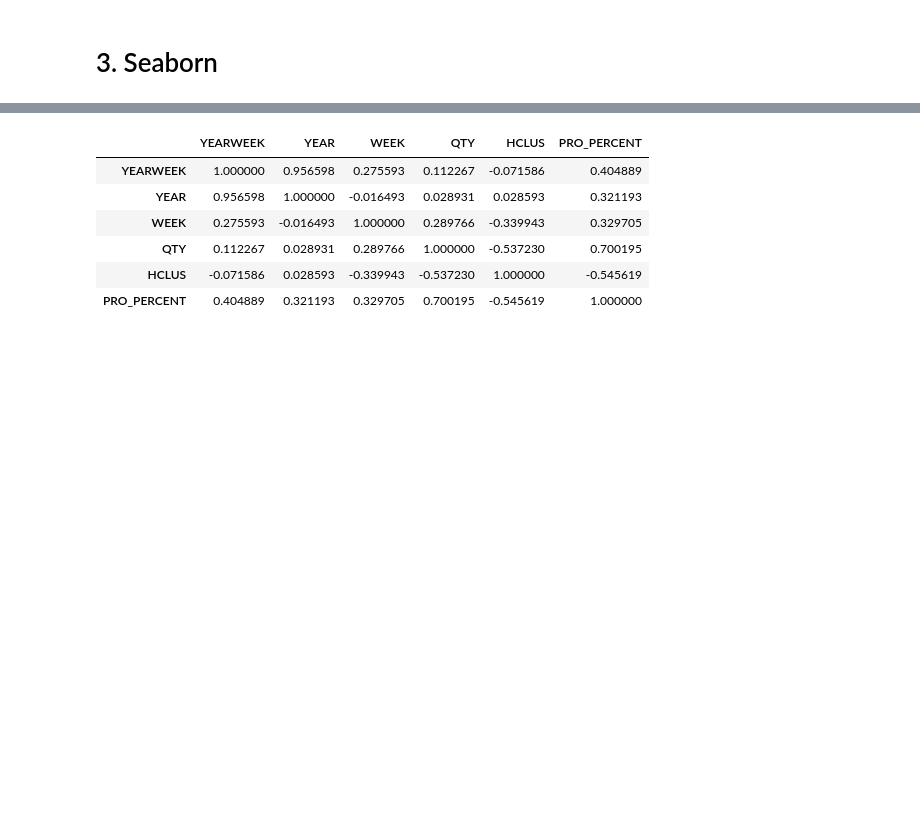
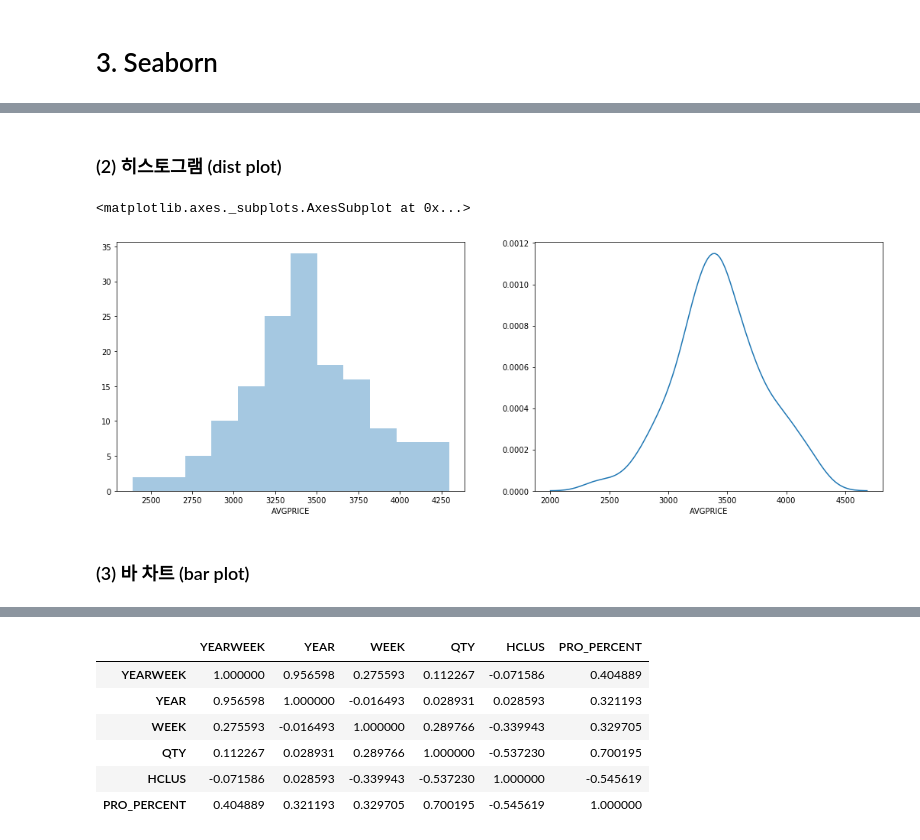
Before and after one commit to hyokwan/python-lecture, a Jupyter notebook: Session06 - 파이썬 라이브러리 활용/1. 시각화 라이브러리.ipynb, the cells around one changed output, grey strips where cells are left out. Drawn from its saved outputs; the diff is of its cells as text; code cells hidden in the pictures; blank space fills up the shorter version.

```diff
--- a/Session06 - 파이썬 라이브러리 활용/1. 시각화 라이브러리.ipynb
+++ b/Session06 - 파이썬 라이브러리 활용/1. 시각화 라이브러리.ipynb
@@ -915,0 +382,14 @@ sns.lineplot(data=featuresData.loc[featuresData.YEAR==2015],\
+# %% [markdown]
+### (2) 히스토그램 (dist plot)
+# %%
+figure = plt.figure(figsize=(18,6))
+
+ax1 = plt.subplot(1,2,1)
+sns.distplot(csData.AVGPRICE, kde = False, ax=ax1 )
+ax2 = plt.subplot(1,2,2)
+sns.distplot(csData.AVGPRICE, hist = False, ax=ax2 )
+# %% [output]
+<matplotlib.axes._subplots.AxesSubplot at 0x...>
+[figure, added]
+# %% [markdown]
+### (3) 바 차트 (bar plot)
```
Also changed, not shown: parts of 136 cells of this notebook.
